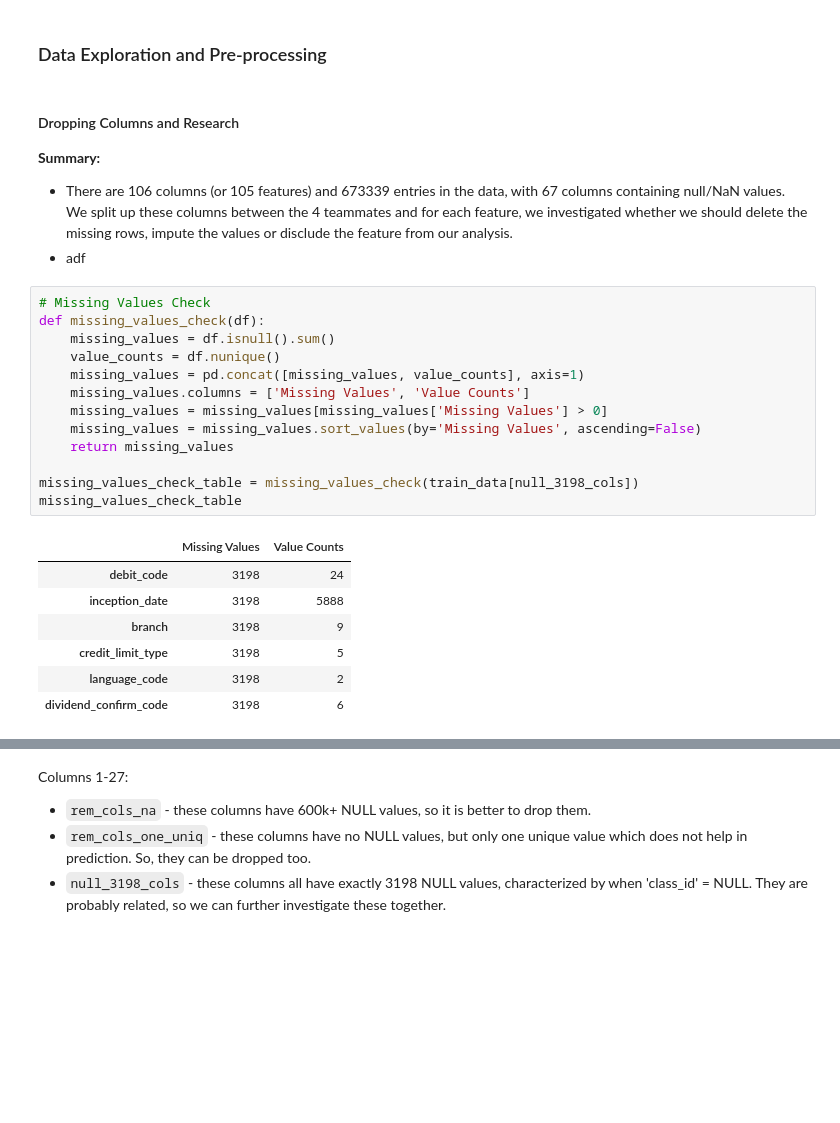
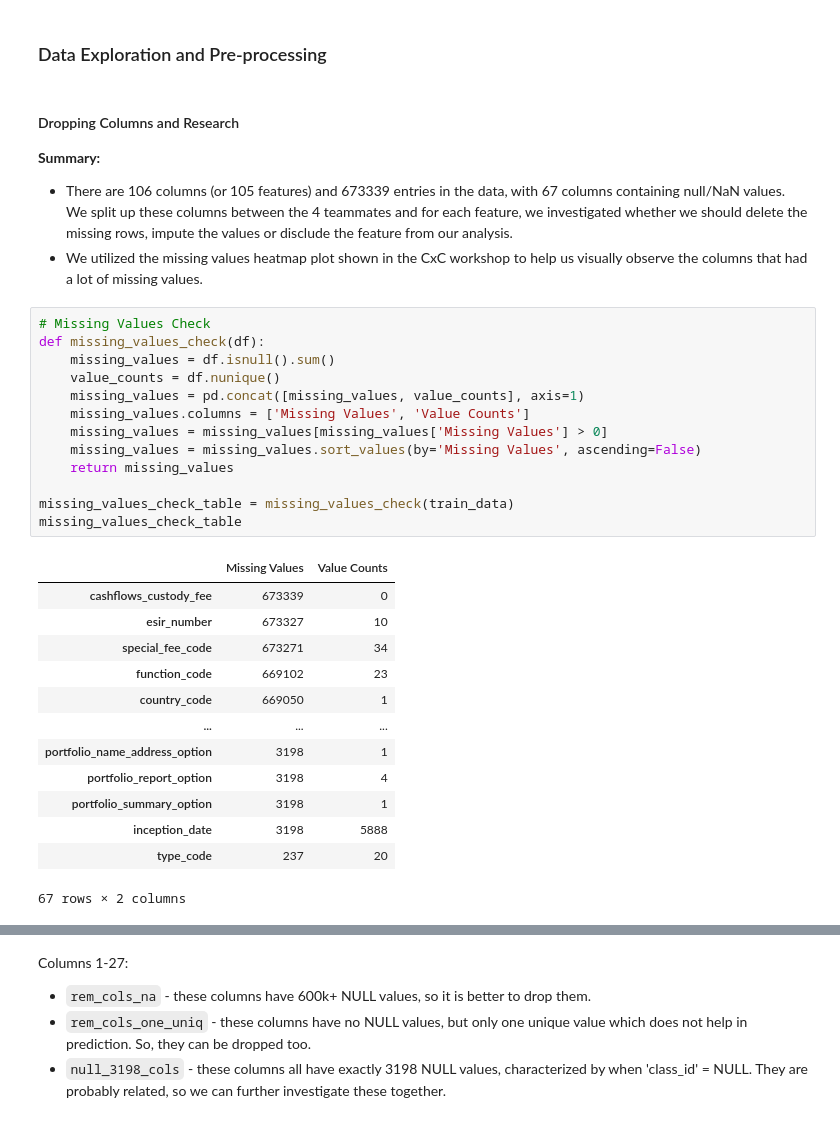
Before and after one commit to adparekh/CxC-Hackathon, a Jupyter notebook: final-hackathon.ipynb, the cells around one changed output, grey strips where cells are left out. Drawn from its saved outputs; the diff is of its cells as text; blank space fills up the shorter version.

```diff
--- a/final-hackathon.ipynb
+++ b/final-hackathon.ipynb
@@ -61,28 +61,34 @@ train_data
 #### Dropping Columns and Research
 **Summary:**
 -  There are 106 columns (or 105 features) and 673339 entries in the data, with 67 columns containing null/NaN values. We split up these columns between the 4 teammates and for each feature, we investigated whether we should delete the missing rows, impute the values or disclude the feature from our analysis.
-- adf
+- We utilized the missing values heatmap plot shown in the CxC workshop to help us visually observe the columns that had a lot of missing values.
 # %%
 # Missing Values Check
 def missing_values_check(df):
     missing_values = df.isnull().sum()
     value_counts = df.nunique()
     missing_values = pd.concat([missing_values, value_counts], axis=1)
     missing_values.columns = ['Missing Values', 'Value Counts']
     missing_values = missing_values[missing_values['Missing Values'] > 0]
     missing_values = missing_values.sort_values(by='Missing Values', ascending=False)
     return missing_values
 
-missing_values_check_table = missing_values_check(train_data[null_3198_cols])
+missing_values_check_table = missing_values_check(train_data)
 missing_values_check_table
 # %% [output]
 |  | Missing Values | Value Counts |
-| debit_code | 3198 | 24 |
+| cashflows_custody_fee | 673339 | 0 |
+| esir_number | 673327 | 10 |
+| special_fee_code | 673271 | 34 |
+| function_code | 669102 | 23 |
+| country_code | 669050 | 1 |
+| ... | ... | ... |
+| portfolio_name_address_option | 3198 | 1 |
+| portfolio_report_option | 3198 | 4 |
+| portfolio_summary_option | 3198 | 1 |
 | inception_date | 3198 | 5888 |
-| branch | 3198 | 9 |
-| credit_limit_type | 3198 | 5 |
-| language_code | 3198 | 2 |
-| dividend_confirm_code | 3198 | 6 |
+| type_code | 237 | 20 |
+67 rows × 2 columns
 # %%
 # create a heatmap of missing values but in 4 different plots to make it more readable
 fig, ax = plt.subplots(2, 2, figsize=(20, 15))
```
Also changed, not shown: parts of 26 cells of this notebook.
